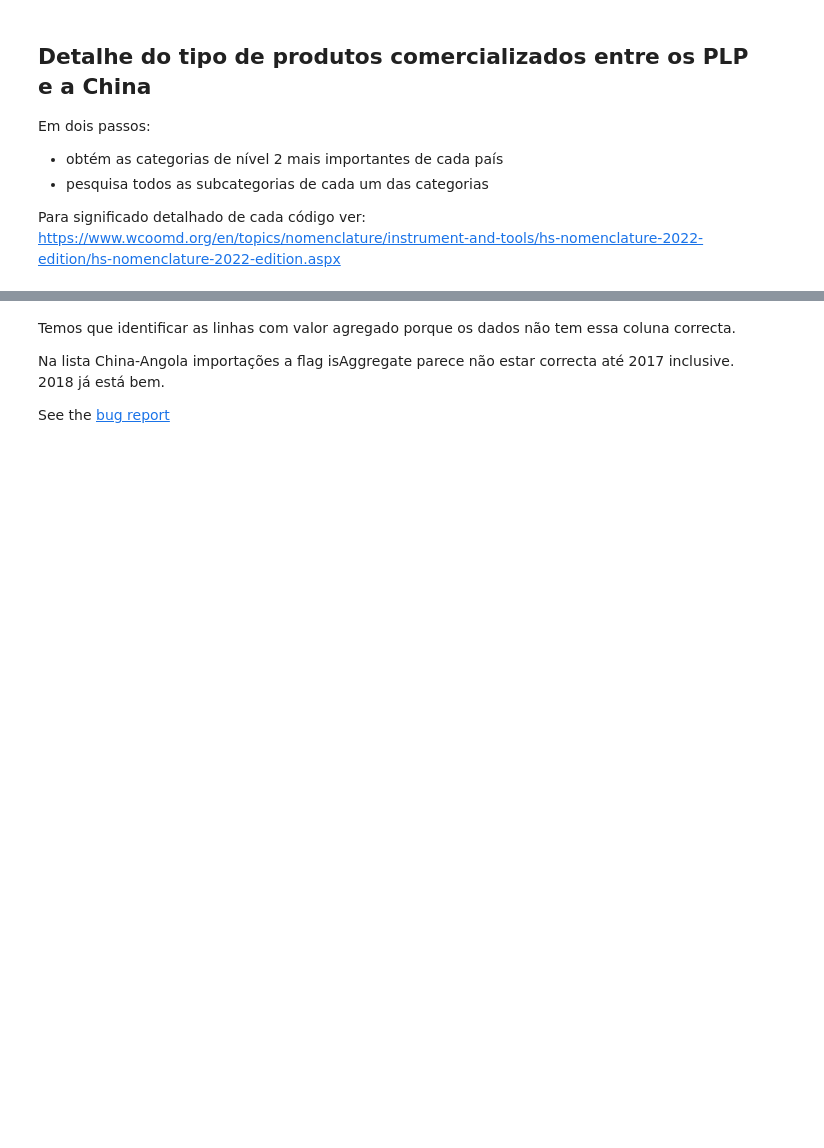
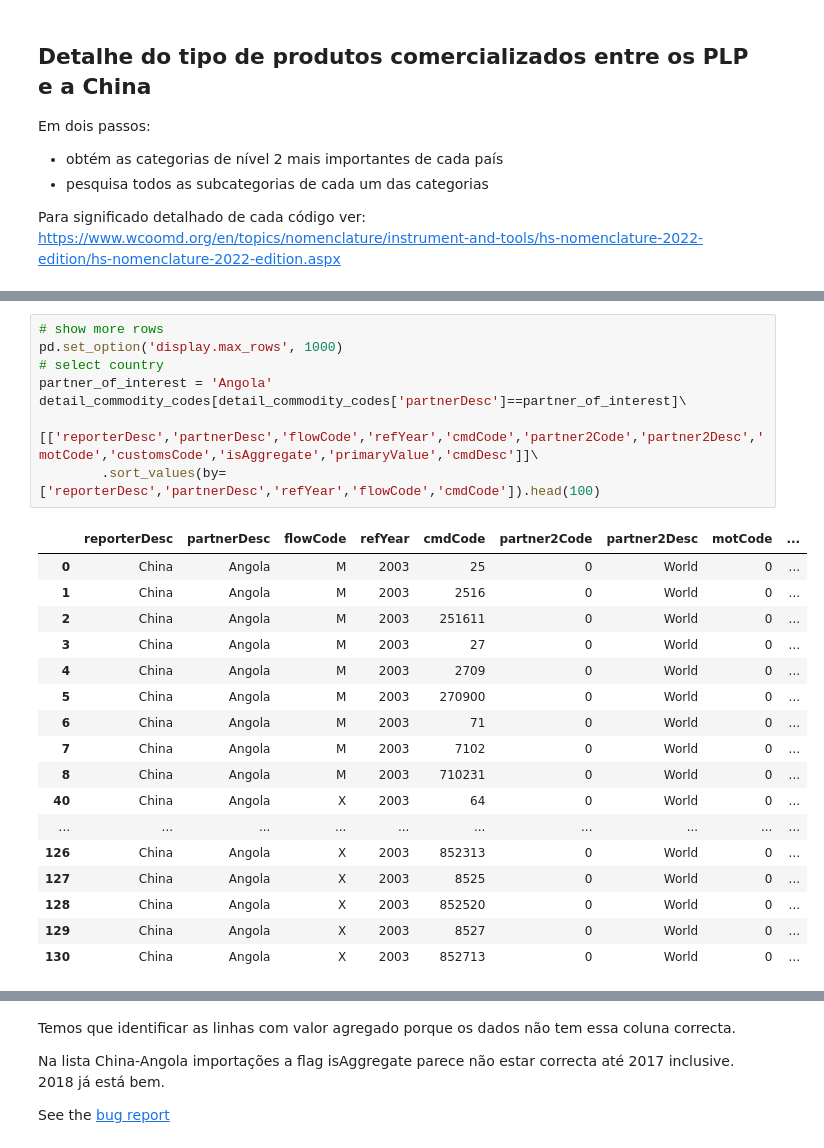
Before and after one commit to joaquimrcarvalho/cipf-comtrade, a Jupyter notebook: cn_plp_commodities.ipynb, the cells around one changed output, grey strips where cells are left out. Drawn from its saved outputs; the diff is of its cells as text; blank space fills up the shorter version.

```diff
--- a/cn_plp_commodities.ipynb
+++ b/cn_plp_commodities.ipynb
@@ -456,3 +388,29 @@ INFO:root:Calling getFinalData for period 2015,2016,2017,2018,2019,2020,2021
+# %%
+# show more rows
+pd.set_option('display.max_rows', 1000)
+# select country
+partner_of_interest = 'Angola'
+detail_commodity_codes[detail_commodity_codes['partnerDesc']==partner_of_interest]\
+    [['reporterDesc','partnerDesc','flowCode','refYear','cmdCode','partner2Code','partner2Desc','motCode','customsCode','isAggregate','primaryValue','cmdDesc']]\
+        .sort_values(by=['reporterDesc','partnerDesc','refYear','flowCode','cmdCode']).head(100)
+# %% [output]
+|  | reporterDesc | partnerDesc | flowCode | refYear | cmdCode | partner2Code | partner2Desc | motCode | ... |
+| 0 | China | Angola | M | 2003 | 25 | 0 | World | 0 | ... |
+| 1 | China | Angola | M | 2003 | 2516 | 0 | World | 0 | ... |
+| 2 | China | Angola | M | 2003 | 251611 | 0 | World | 0 | ... |
+| 3 | China | Angola | M | 2003 | 27 | 0 | World | 0 | ... |
+| 4 | China | Angola | M | 2003 | 2709 | 0 | World | 0 | ... |
+| 5 | China | Angola | M | 2003 | 270900 | 0 | World | 0 | ... |
+| 6 | China | Angola | M | 2003 | 71 | 0 | World | 0 | ... |
+| 7 | China | Angola | M | 2003 | 7102 | 0 | World | 0 | ... |
+| 8 | China | Angola | M | 2003 | 710231 | 0 | World | 0 | ... |
+| 40 | China | Angola | X | 2003 | 64 | 0 | World | 0 | ... |
+| ... | ... | ... | ... | ... | ... | ... | ... | ... | ... |
+| 126 | China | Angola | X | 2003 | 852313 | 0 | World | 0 | ... |
+| 127 | China | Angola | X | 2003 | 8525 | 0 | World | 0 | ... |
+| 128 | China | Angola | X | 2003 | 852520 | 0 | World | 0 | ... |
+| 129 | China | Angola | X | 2003 | 8527 | 0 | World | 0 | ... |
+| 130 | China | Angola | X | 2003 | 852713 | 0 | World | 0 | ... |
 # %%
 # show more rows
 pd.set_option('display.max_rows', 1000)
```
Also changed, not shown: parts of 11 cells of this notebook, 2 other files.
